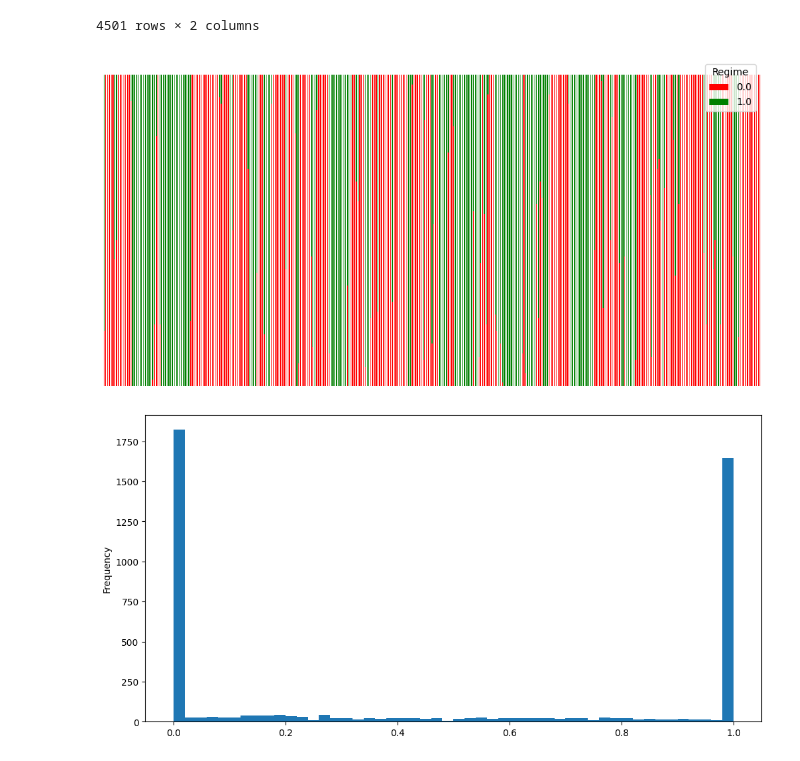
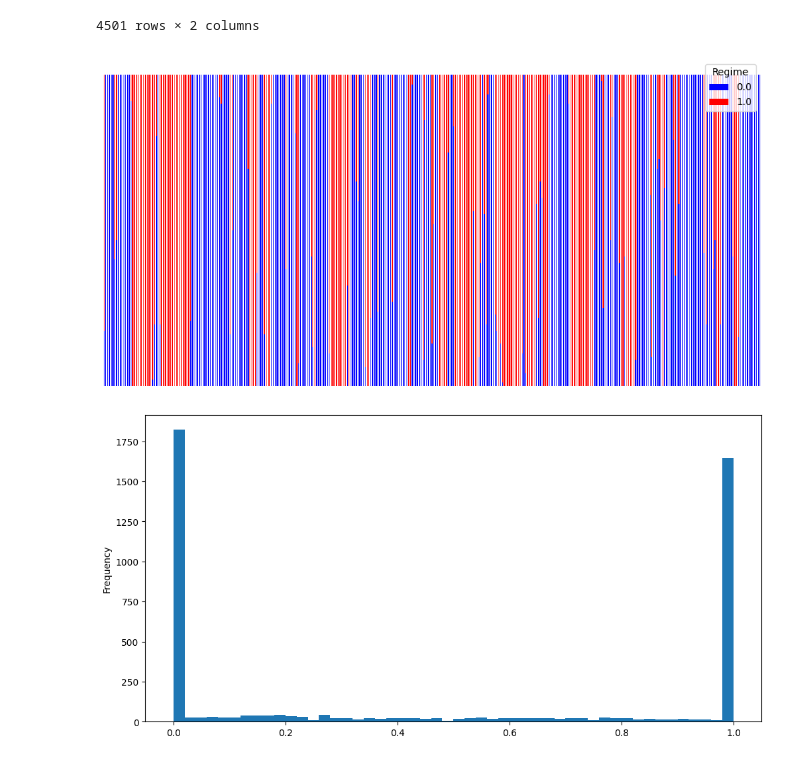
Before and after one commit to TimBerti/wind-gan, a Jupyter notebook: notebooks/wind_hmm_regimes.ipynb, the cells around one changed output. Cells and saved outputs as stored; diff of their text form; code cells hidden in the pictures.

```diff
--- a/notebooks/wind_hmm_regimes.ipynb
+++ b/notebooks/wind_hmm_regimes.ipynb
@@ -82,9 +82,10 @@ df["Regime"] = model.predict(generation)
 df['Regime'] = df['Regime'].shift(-window // 2)
 df['Regime'] = df['Regime'].ffill()
 # %%
-color_mapping = {0: 'g', 1: 'r'}
+color_mapping = {0: 'b', 1: 'r'}
 
 df['Color'] = df['Regime'].map(color_mapping)
+df.to_csv('../data/real_data.csv')
 
 plt.figure(figsize=(12, 6))
 plt.scatter(df.index, df['Scaled Value'], c=df['Color'], s=0.5)
@@ -124,10 +125,10 @@ regime_df
 4501 rows × 2 columns
 # %%
 fig, ax = plt.subplots(figsize=(12, 6))
-regime_df.loc['2017'].plot(kind='bar', stacked=True, ax=ax, color=['r', 'g'])
+regime_df.loc['2017'].plot(kind='bar', stacked=True, ax=ax, color=['b', 'r'])
 ax.axis('off');
 # %% [output]
-[figure, old version]
+[figure, new version]
 # %%
 regime_df[0].plot(kind='hist', figsize=(12, 6), bins=50);
 # %% [output]
```
Also changed, not shown: parts of 3 cells of this notebook, 4 other files.
